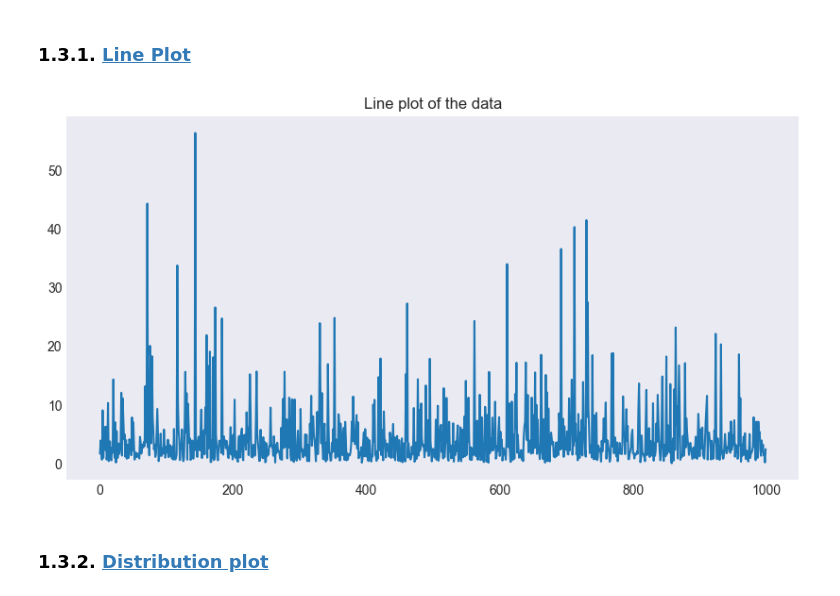
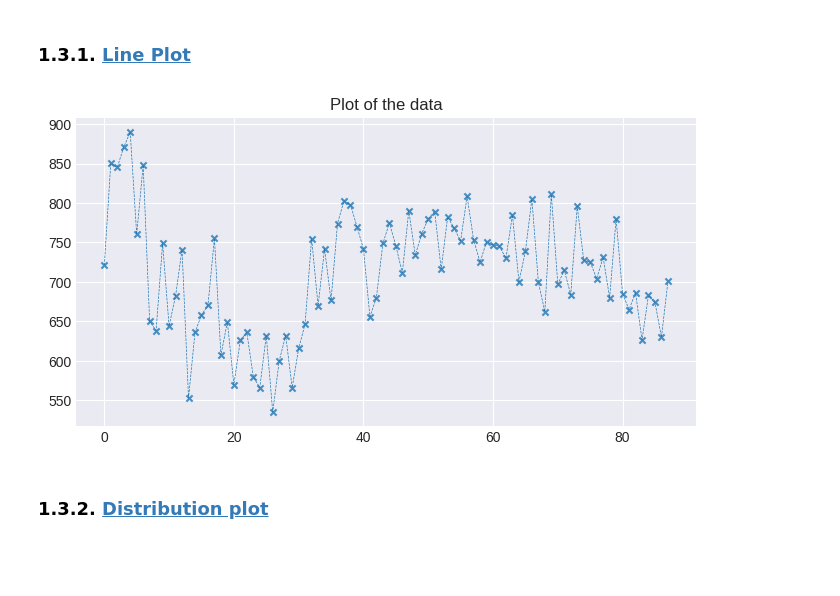
Before and after one commit to rammah83/Statistical_tasks, a Jupyter notebook: num_1_var.ipynb, the cells around one changed output. Saved outputs shown, nothing was run; the diff lists cells and outputs as text; code cells hidden in the pictures; blank space fills up the shorter version.

```diff
--- a/num_1_var.ipynb
+++ b/num_1_var.ipynb
@@ -80,10 +84,10 @@ data.head(6)
 ## 1.2. <a id='toc1_2_'></a>[Basic Summary Statistics](#toc0_)
 # %%
 X = data.values.flatten()
-n = 1_000
-X = np.random.normal(0, 1, n)
-X= np.random.lognormal (1, 1, n)
-X = X.flatten()
+# n = 1_000
+# X = np.random.normal(0, 1, n)
+# X= np.random.lognormal (1, 1, n)
+# X = X.flatten()
 # %%
 data = pd.Series(X)
 n = len(data)
@@ -109,9 +119,11 @@ dtype: float64
 # %% [markdown]
 ### 1.3.1. <a id='toc1_3_1_'></a>[Line Plot](#toc0_)
 # %%
-data.plot(kind='line', title='Line plot of the data', figsize=(10, 5));
+data.plot(kind='line', style='--', linewidth=0.5, title='Plot of the data', figsize=(8, 4));
+plt.scatter(range(len(data)), data, s=20, alpha=0.8, marker='x')
+plt.grid()
 # %% [output]
-[figure, old version]
+[figure, new version]
 # %% [markdown]
 ### 1.3.2. <a id='toc1_3_2_'></a>[Distribution plot](#toc0_)
 # %%
```
Also changed, not shown: parts of 16 cells of this notebook, 1 other file.
